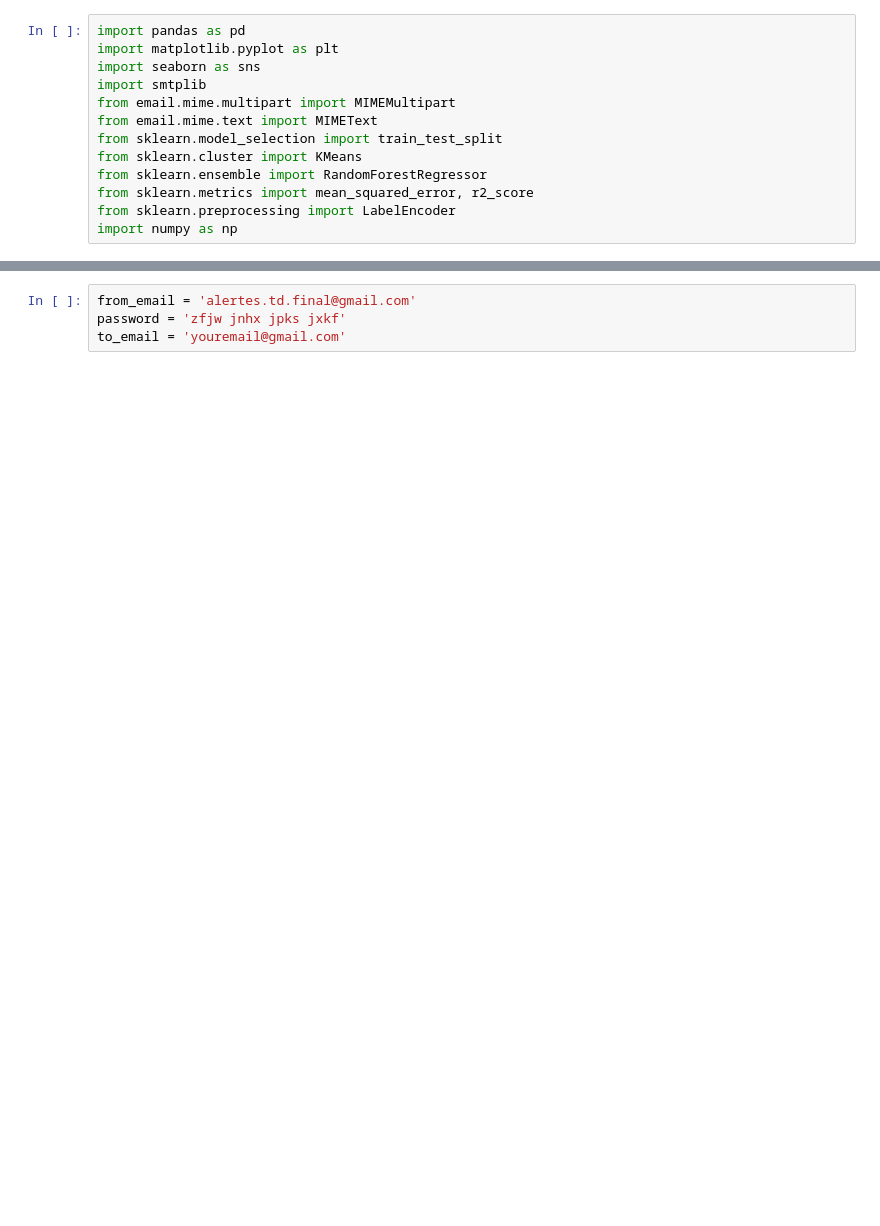
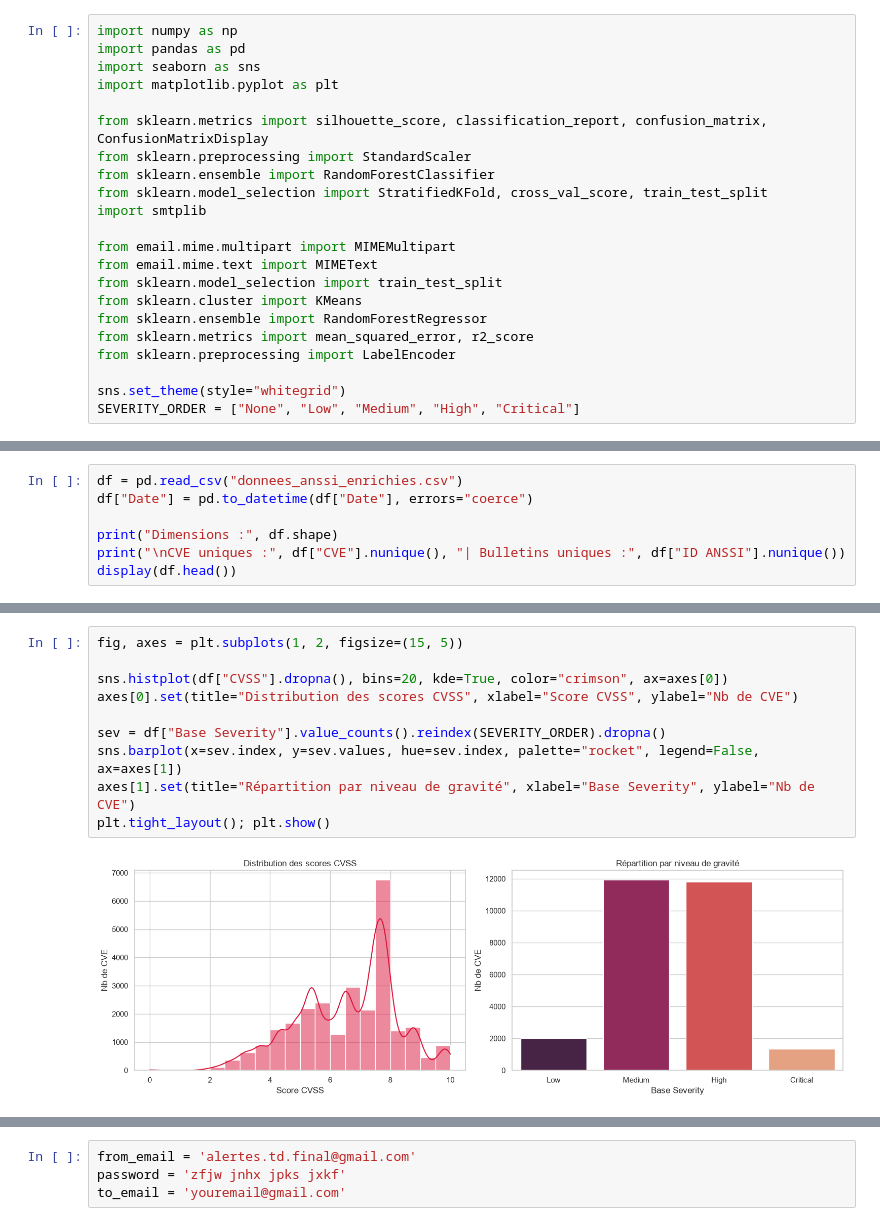
Before and after one commit to VictorTaillefer/TDfinal, a Jupyter notebook: dataset_use.ipynb, the cells around one changed output, grey strips where cells are left out. Cells and saved outputs as stored; diff of their text form; blank space fills up the shorter version.

```diff
--- a/dataset_use.ipynb
+++ b/dataset_use.ipynb
@@ -1,8 +1,15 @@
 # %%
+import numpy as np
 import pandas as pd
+import seaborn as sns
 import matplotlib.pyplot as plt
-import seaborn as sns
+
+from sklearn.metrics import silhouette_score, classification_report, confusion_matrix, ConfusionMatrixDisplay
+from sklearn.preprocessing import StandardScaler
+from sklearn.ensemble import RandomForestClassifier
+from sklearn.model_selection import StratifiedKFold, cross_val_score, train_test_split
 import smtplib
+
 from email.mime.multipart import MIMEMultipart
 from email.mime.text import MIMEText
 from sklearn.model_selection import train_test_split
@@ -10,4 +17,6 @@ from sklearn.cluster import KMeans
 from sklearn.ensemble import RandomForestRegressor
 from sklearn.metrics import mean_squared_error, r2_score
 from sklearn.preprocessing import LabelEncoder
-import numpy as np
+
+sns.set_theme(style="whitegrid")
+SEVERITY_ORDER = ["None", "Low", "Medium", "High", "Critical"]
@@ -116,0 +23,7 @@ Validation du modèle :
+# %%
+df = pd.read_csv("donnees_anssi_enrichies.csv")
+df["Date"] = pd.to_datetime(df["Date"], errors="coerce")
+
+print("Dimensions :", df.shape)
+print("\nCVE uniques :", df["CVE"].nunique(), "| Bulletins uniques :", df["ID ANSSI"].nunique())
+display(df.head())
@@ -116,0 +67,12 @@ Validation du modèle :
+# %%
+fig, axes = plt.subplots(1, 2, figsize=(15, 5))
+
+sns.histplot(df["CVSS"].dropna(), bins=20, kde=True, color="crimson", ax=axes[0])
+axes[0].set(title="Distribution des scores CVSS", xlabel="Score CVSS", ylabel="Nb de CVE")
+
+sev = df["Base Severity"].value_counts().reindex(SEVERITY_ORDER).dropna()
+sns.barplot(x=sev.index, y=sev.values, hue=sev.index, palette="rocket", legend=False, ax=axes[1])
+axes[1].set(title="Répartition par niveau de gravité", xlabel="Base Severity", ylabel="Nb de CVE")
+plt.tight_layout(); plt.show()
+# %% [output]
+[figure, added]
```
Also changed, not shown: parts of 20 cells of this notebook.
